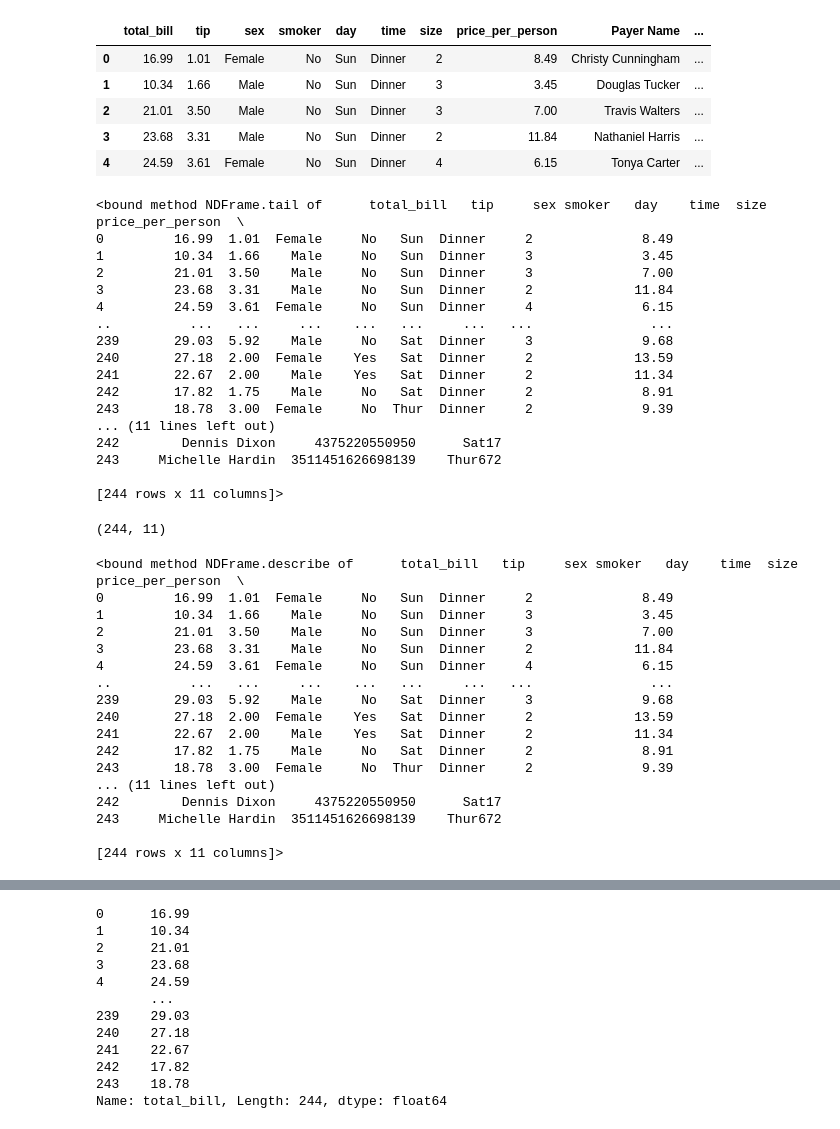
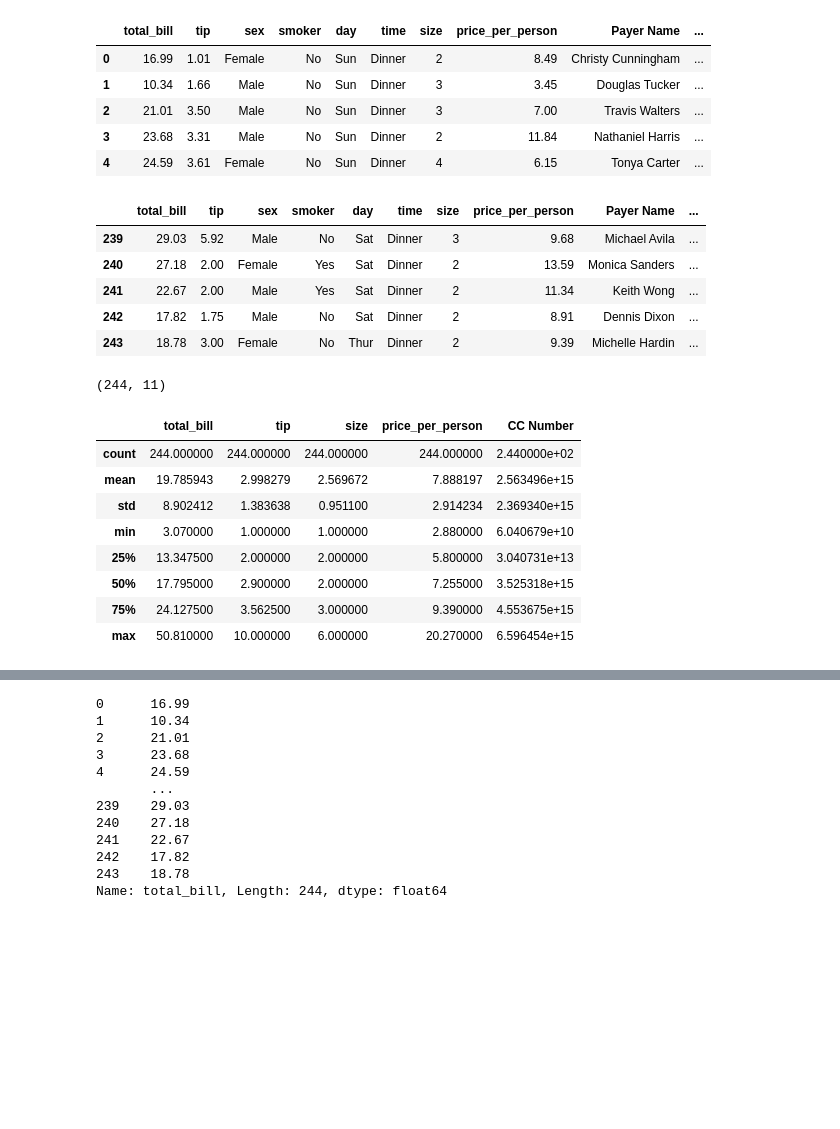
Before and after one commit to Danielefici/Training, a Jupyter notebook: data.ipynb, the cells around one changed output, grey strips where cells are left out. Saved outputs shown, nothing was run; the diff lists cells and outputs as text; code cells hidden in the pictures; blank space fills up the shorter version.

```diff
--- a/data.ipynb
+++ b/data.ipynb
@@ -37,7 +37,9 @@ Data columns (total 3 columns):
 dtypes: int32(3)
 memory usage: 80.0+ bytes
 # %%
-df = pd.read_csv('../tips_complete.csv')
+import pandas as pd
+
+df = pd.read_csv('tips_complete.csv')
 df
 # %% [output]
 |  | total_bill | tip | sex | smoker | day | time | size | price_per_person | Payer Name | ... |
@@ -93,49 +96,30 @@ df.head()
 | 3 | 23.68 | 3.31 | Male | No | Sun | Dinner | 2 | 11.84 | Nathaniel Harris | ... |
 | 4 | 24.59 | 3.61 | Female | No | Sun | Dinner | 4 | 6.15 | Tonya Carter | ... |
 # %%
-df.tail
+df.tail()
 # %% [output]
-<bound method NDFrame.tail of      total_bill   tip     sex smoker   day    time  size  price_per_person  \
-0         16.99  1.01  Female     No   Sun  Dinner     2              8.49
-1         10.34  1.66    Male     No   Sun  Dinner     3              3.45
-2         21.01  3.50    Male     No   Sun  Dinner     3              7.00
-3         23.68  3.31    Male     No   Sun  Dinner     2             11.84
-4         24.59  3.61  Female     No   Sun  Dinner     4              6.15
-..          ...   ...     ...    ...   ...     ...   ...               ...
-239       29.03  5.92    Male     No   Sat  Dinner     3              9.68
-240       27.18  2.00  Female    Yes   Sat  Dinner     2             13.59
-241       22.67  2.00    Male    Yes   Sat  Dinner     2             11.34
-242       17.82  1.75    Male     No   Sat  Dinner     2              8.91
-243       18.78  3.00  Female     No  Thur  Dinner     2              9.39
-... (11 lines left out)
-242        Dennis Dixon     4375220550950      Sat17
-243     Michelle Hardin  3511451626698139    Thur672
-
-[244 rows x 11 columns]>
+|  | total_bill | tip | sex | smoker | day | time | size | price_per_person | Payer Name | ... |
+| 239 | 29.03 | 5.92 | Male | No | Sat | Dinner | 3 | 9.68 | Michael Avila | ... |
+| 240 | 27.18 | 2.00 | Female | Yes | Sat | Dinner | 2 | 13.59 | Monica Sanders | ... |
+| 241 | 22.67 | 2.00 | Male | Yes | Sat | Dinner | 2 | 11.34 | Keith Wong | ... |
+| 242 | 17.82 | 1.75 | Male | No | Sat | Dinner | 2 | 8.91 | Dennis Dixon | ... |
+| 243 | 18.78 | 3.00 | Female | No | Thur | Dinner | 2 | 9.39 | Michelle Hardin | ... |
 # %%
 df.shape
 # %% [output]
 (244, 11)
 # %%
-df.describe
+df.describe()
 # %% [output]
-<bound method NDFrame.describe of      total_bill   tip     sex smoker   day    time  size  price_per_person  \
-0         16.99  1.01  Female     No   Sun  Dinner     2              8.49
-1         10.34  1.66    Male     No   Sun  Dinner     3              3.45
-2         21.01  3.50    Male     No   Sun  Dinner     3              7.00
-3         23.68  3.31    Male     No   Sun  Dinner     2             11.84
-4         24.59  3.61  Female     No   Sun  Dinner     4              6.15
-..          ...   ...     ...    ...   ...     ...   ...               ...
-239       29.03  5.92    Male     No   Sat  Dinner     3              9.68
-240       27.18  2.00  Female    Yes   Sat  Dinner     2             13.59
-241       22.67  2.00    Male    Yes   Sat  Dinner     2             11.34
-242       17.82  1.75    Male     No   Sat  Dinner     2              8.91
-243       18.78  3.00  Female     No  Thur  Dinner     2              9.39
-... (11 lines left out)
-242        Dennis Dixon     4375220550950      Sat17
-243     Michelle Hardin  3511451626698139    Thur672
-
-[244 rows x 11 columns]>
+|  | total_bill | tip | size | price_per_person | CC Number |
+| count | 244.000000 | 244.000000 | 244.000000 | 244.000000 | 2.440000e+02 |
+| mean | 19.785943 | 2.998279 | 2.569672 | 7.888197 | 2.563496e+15 |
+| std | 8.902412 | 1.383638 | 0.951100 | 2.914234 | 2.369340e+15 |
+| min | 3.070000 | 1.000000 | 1.000000 | 2.880000 | 6.040679e+10 |
+| 25% | 13.347500 | 2.000000 | 2.000000 | 5.800000 | 3.040731e+13 |
+| 50% | 17.795000 | 2.900000 | 2.000000 | 7.255000 | 3.525318e+15 |
+| 75% | 24.127500 | 3.562500 | 3.000000 | 9.390000 | 4.553675e+15 |
+| max | 50.810000 | 10.000000 | 6.000000 | 20.270000 | 6.596454e+15 |
 # %%
 df.describe().T
 # %% [output]
```
Also changed, not shown: parts of 1 cell of this notebook, 1 other file.
